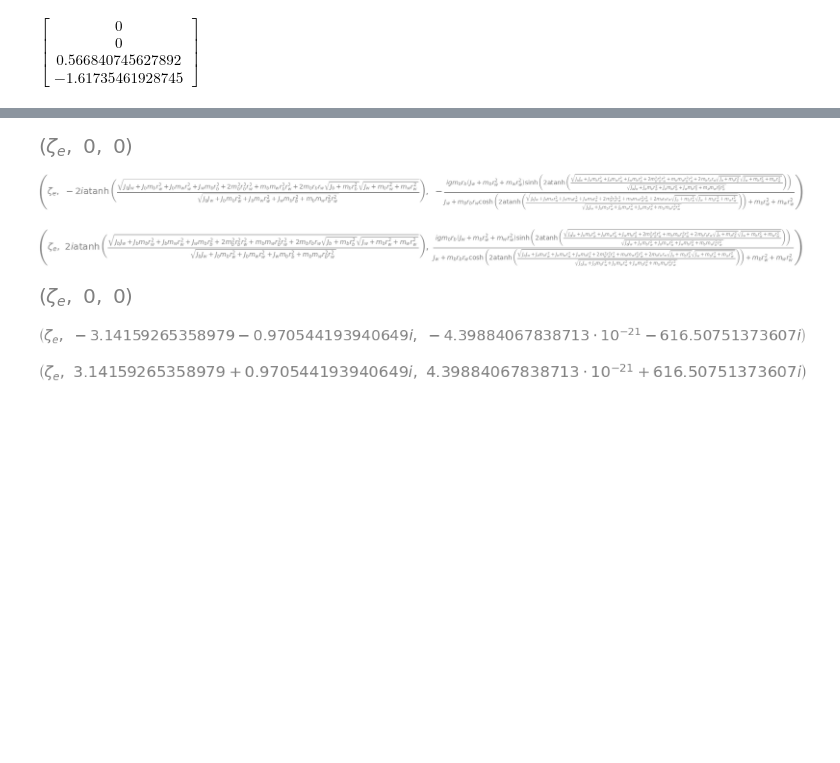
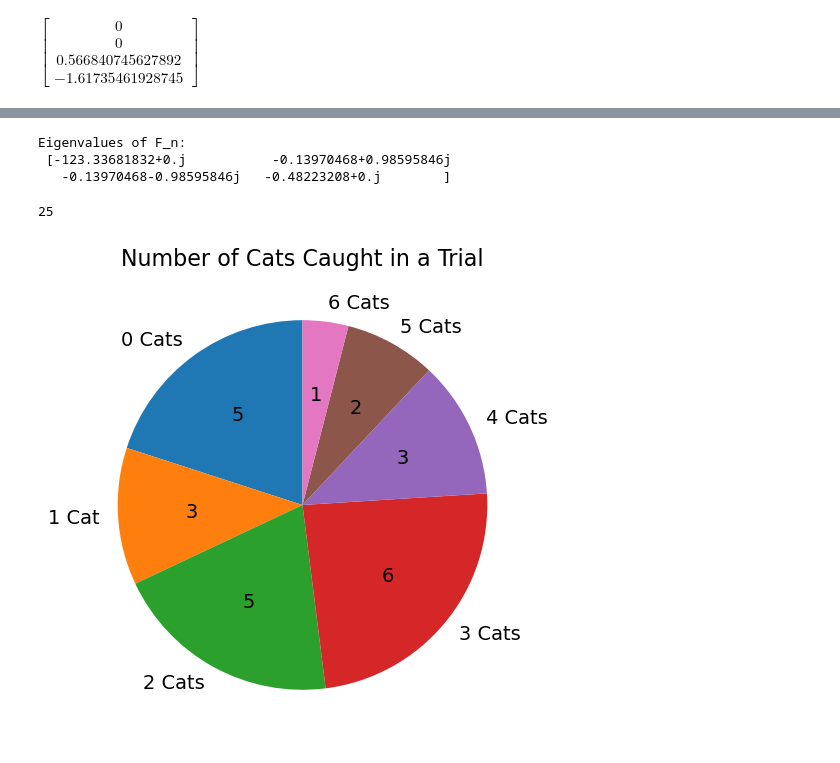
Before and after one commit to TheBestBot/ae353-sp25, a Jupyter notebook: projects/01_catbot/DeriveEOM-Template.ipynb, the cells around one changed output, grey strips where cells are left out. Cells and saved outputs as stored; diff of their text form; code cells hidden in the pictures; blank space fills up the shorter version.

```diff
--- a/projects/01_catbot/DeriveEOM-Template.ipynb
+++ b/projects/01_catbot/DeriveEOM-Template.ipynb
@@ -278,19 +267,33 @@ K: [[-0.006399065579337292, -21.593083384086682, -0.06460009061045689, -1.259227
-# %%
-display(eq_point[0])
-display(eq_point[1])
-display(eq_point[2])
-
-e1 = (eq_point[0][0].subs(values),eq_point[0][1].subs(values).evalf(),eq_point[0][2].subs(values).evalf())
-e2 = (eq_point[1][0].subs(values),eq_point[1][1].subs(values).evalf(),eq_point[1][2].subs(values).evalf())
-e3 = (eq_point[2][0].subs(values),eq_point[2][1].subs(values).evalf(),eq_point[2][2].subs(values).evalf())
-
-display(e1)
-display(e2)
-display(e3)
-# %% [output]
-[figure, removed]
-[figure, removed]
-[figure, removed]
-[figure, removed]
-[figure, removed]
-[figure, removed]
+# %%
+K_place = np.array([[-8.986, -82.634, -21.239, -84.173]])
+
+# Compute F_n = A - BK
+Fn = A_num - B_num @ K_place
+
+# Compute eigenvalues of F_n
+eig_values = np.linalg.eigvals(Fn)
+print("Eigenvalues of F_n:\n", eig_values)
+# %% [output]
+Eigenvalues of F_n:
+ [-123.33681832+0.j           -0.13970468+0.98595846j
+   -0.13970468-0.98595846j   -0.48223208+0.j        ]
+# %%
+import matplotlib.pyplot as plt
+
+# Data to plot
+labels = ['0 Cats', '1 Cat', '2 Cats', '3 Cats', '4 Cats', '5 Cats', '6 Cats']
+sizes = [5, 3, 5, 6, 3, 2, 1]  # distribution
+print(sum(sizes))
+def absolute_value(val):
+    return f'{int(val * sum(sizes) / 100)}'
+
+# Create pie chart
+plt.figure(figsize=(6, 6))
+plt.pie(sizes, labels=labels, autopct=absolute_value, startangle=90, textprops={'fontsize': 14})
+
+# Title and display
+plt.title('Number of Cats Caught in a Trial',fontsize=16)
+plt.show()
+# %% [output]
+25
+[figure, added]
```
Also changed, not shown: parts of 4 cells of this notebook, 3 other files.
